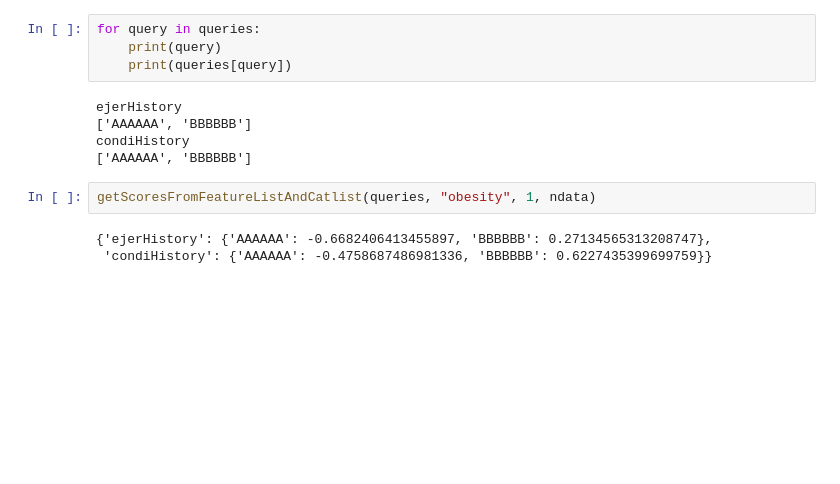
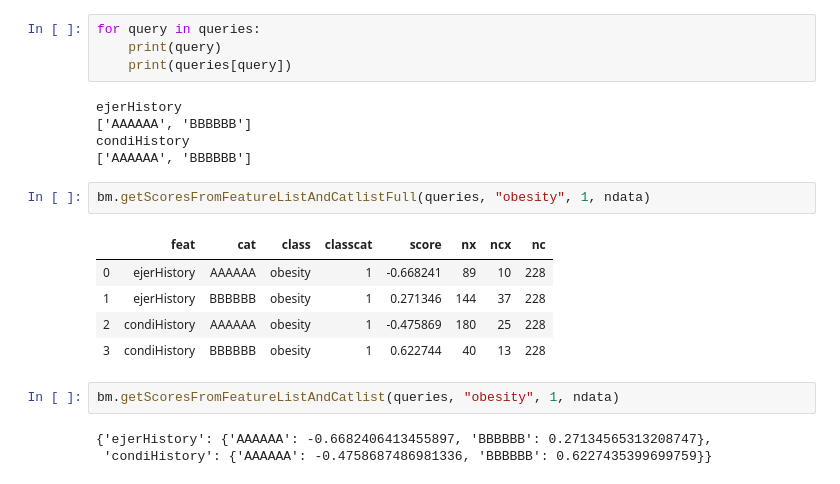
Before and after one commit to vicalbiter/histories, a Jupyter notebook: Classes Playground.ipynb, the cells around one changed output. Drawn from its saved outputs; the diff is of its cells as text; blank space fills up the shorter version.

```diff
--- a/Classes Playground.ipynb
+++ b/Classes Playground.ipynb
@@ -559,7 +595,15 @@ ejerHistory
 condiHistory
 ['AAAAAA', 'BBBBBB']
 # %%
-getScoresFromFeatureListAndCatlist(queries, "obesity", 1, ndata)
+bm.getScoresFromFeatureListAndCatlistFull(queries, "obesity", 1, ndata)
 # %% [output]
-{'ejerHistory': {'AAAAAA': -0.6682406413455897, 'BBBBBB': 0.27134565313208747},
- 'condiHistory': {'AAAAAA': -0.4758687486981336, 'BBBBBB': 0.6227435399699759}}
+|  | feat | cat | class | classcat | score | nx | ncx | nc |
+| 0 | ejerHistory | AAAAAA | obesity | 1 | -0.668241 | 89 | 10 | 228 |
+| 1 | ejerHistory | BBBBBB | obesity | 1 | 0.271346 | 144 | 37 | 228 |
+| 2 | condiHistory | AAAAAA | obesity | 1 | -0.475869 | 180 | 25 | 228 |
+| 3 | condiHistory | BBBBBB | obesity | 1 | 0.622744 | 40 | 13 | 228 |
+# %%
+bm.getScoresFromFeatureListAndCatlist(queries, "obesity", 1, ndata)
+# %% [output]
+{'ejerHistory': {'AAAAAA': -0.6682406413455897, 'BBBBBB': 0.27134565313208747},
+ 'condiHistory': {'AAAAAA': -0.4758687486981336, 'BBBBBB': 0.6227435399699759}}
```
Also changed, not shown: parts of 2 cells of this notebook.
